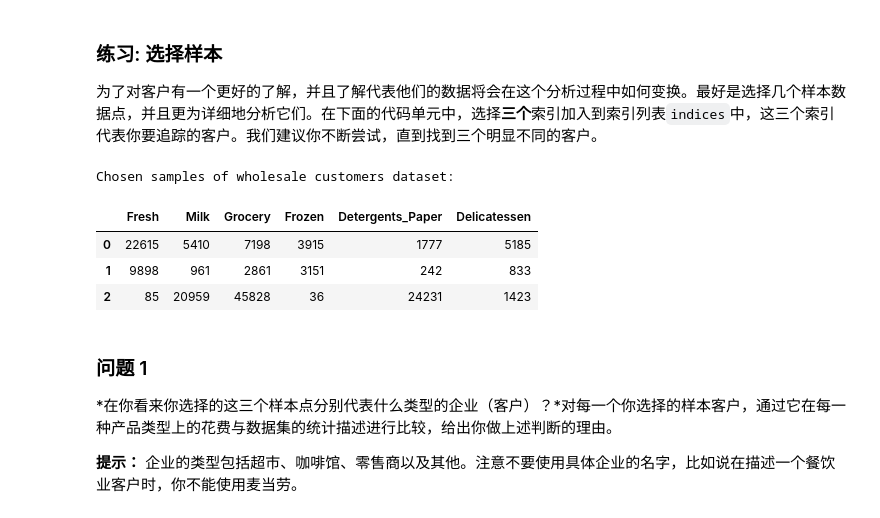
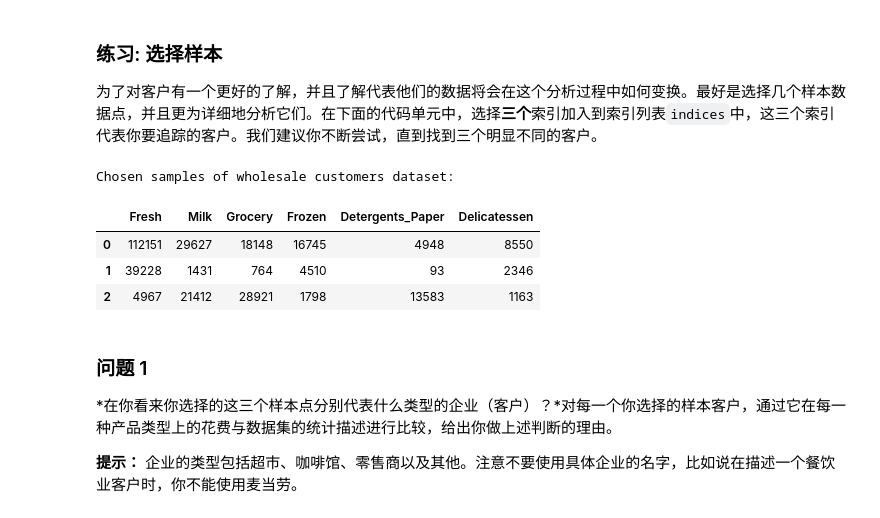
Before and after one commit to leiandyun/creating_customer_segments, a Jupyter notebook: customer_segments.ipynb, the cells around one changed output. Drawn from its saved outputs; the diff is of its cells as text; code cells hidden in the pictures.

```diff
--- a/customer_segments.ipynb
+++ b/customer_segments.ipynb
@@ -80,19 +83,19 @@ display(data.describe())
 为了对客户有一个更好的了解，并且了解代表他们的数据将会在这个分析过程中如何变换。最好是选择几个样本数据点，并且更为详细地分析它们。在下面的代码单元中，选择**三个**索引加入到索引列表`indices`中，这三个索引代表你要追踪的客户。我们建议你不断尝试，直到找到三个明显不同的客户。
 # %%
 # TODO：从数据集中选择三个你希望抽样的数据点的索引
-indices = [4,26,65]
+indices = [181,436,49]
 
 # 为选择的样本建立一个DataFrame
 samples = pd.DataFrame(data.loc[indices], columns = data.keys()).reset_index(drop = True)
 print "Chosen samples of wholesale customers dataset:"
 display(samples)
 #print data['Detergents_Paper']
 # %% [output]
 Chosen samples of wholesale customers dataset:
 |  | Fresh | Milk | Grocery | Frozen | Detergents_Paper | Delicatessen |
-| 0 | 22615 | 5410 | 7198 | 3915 | 1777 | 5185 |
-| 1 | 9898 | 961 | 2861 | 3151 | 242 | 833 |
-| 2 | 85 | 20959 | 45828 | 36 | 24231 | 1423 |
+| 0 | 112151 | 29627 | 18148 | 16745 | 4948 | 8550 |
+| 1 | 39228 | 1431 | 764 | 4510 | 93 | 2346 |
+| 2 | 4967 | 21412 | 28921 | 1798 | 13583 | 1163 |
 # %% [markdown]
 ### 问题 1
 *在你看来你选择的这三个样本点分别代表什么类型的企业（客户）？*对每一个你选择的样本客户，通过它在每一种产品类型上的花费与数据集的统计描述进行比较，给出你做上述判断的理由。
```
Also changed, not shown: parts of 27 cells of this notebook, 1 other file.
